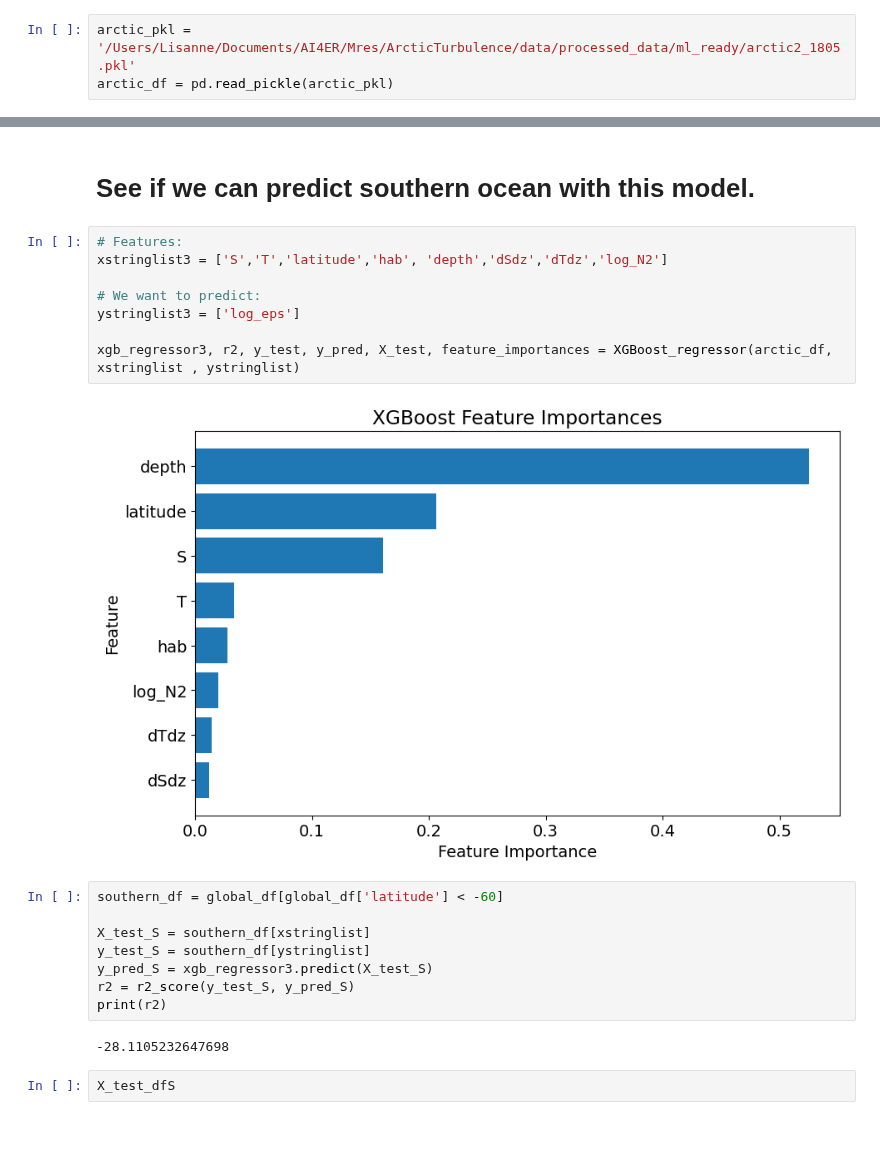
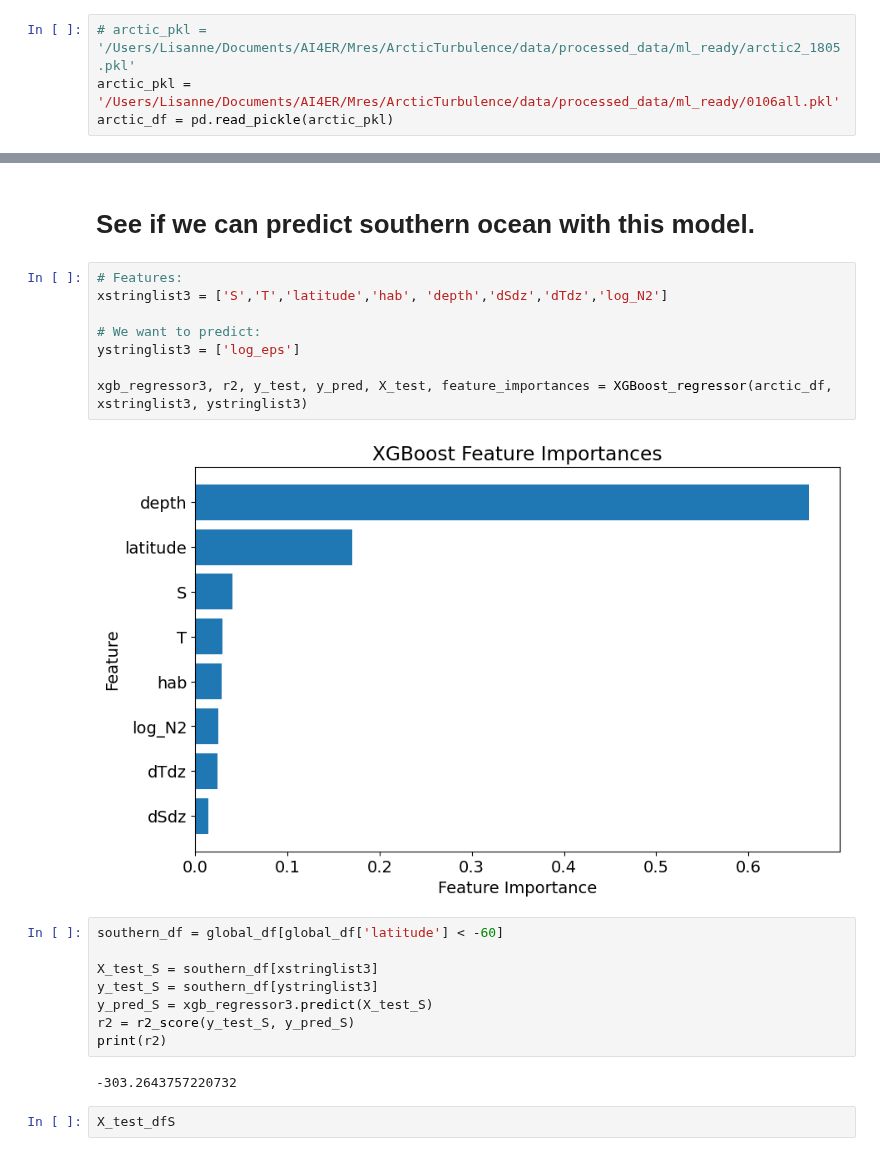
Before and after one commit to lisanneblok/ArcticTurbulence, a Jupyter notebook: ML_models/arctic_xgboost.ipynb, the cells around one changed output, grey strips where cells are left out. Drawn from its saved outputs; the diff is of its cells as text.

```diff
--- a/ML_models/arctic_xgboost.ipynb
+++ b/ML_models/arctic_xgboost.ipynb
@@ -29,7 +29,8 @@ from ml_functions import RF_regressor, plot_importances, XGBoost_regressor, Tu_l
 from visual_func import create_testdf, plot_std_lat, plot_residuals, stereo_plot
 from corr_func import calc_correlation, plot_correlations
 # %%
-arctic_pkl = '/Users/Lisanne/Documents/AI4ER/Mres/ArcticTurbulence/data/processed_data/ml_ready/arctic2_1805.pkl'
+# arctic_pkl = '/Users/Lisanne/Documents/AI4ER/Mres/ArcticTurbulence/data/processed_data/ml_ready/arctic2_1805.pkl'
+arctic_pkl = '/Users/Lisanne/Documents/AI4ER/Mres/ArcticTurbulence/data/processed_data/ml_ready/0106all.pkl'
 arctic_df = pd.read_pickle(arctic_pkl)
 # %%
 global_pkl = "/Users/Lisanne/Documents/AI4ER/Mres/ArcticTurbulence/data/input_microstructure.pkl"
@@ -207,23 +206,23 @@ plot_correlations(merged_df)
 # %%
 # Features:
 xstringlist3 = ['S','T','latitude','hab', 'depth','dSdz','dTdz','log_N2']
 
 # We want to predict:
 ystringlist3 = ['log_eps']
 
-xgb_regressor3, r2, y_test, y_pred, X_test, feature_importances = XGBoost_regressor(arctic_df, xstringlist , ystringlist)
+xgb_regressor3, r2, y_test, y_pred, X_test, feature_importances = XGBoost_regressor(arctic_df, xstringlist3, ystringlist3)
 # %% [output]
-[figure, old version]
+[figure, new version]
 # %%
 southern_df = global_df[global_df['latitude'] < -60]
 
-X_test_S = southern_df[xstringlist]
-y_test_S = southern_df[ystringlist]
+X_test_S = southern_df[xstringlist3]
+y_test_S = southern_df[ystringlist3]
 y_pred_S = xgb_regressor3.predict(X_test_S)
 r2 = r2_score(y_test_S, y_pred_S)
 print(r2)
 # %% [output]
--28.1105232647698
+-303.2643757220732
 # %%
 X_test_dfS
 # %% [output]
```
Also changed, not shown: parts of 18 cells of this notebook.
